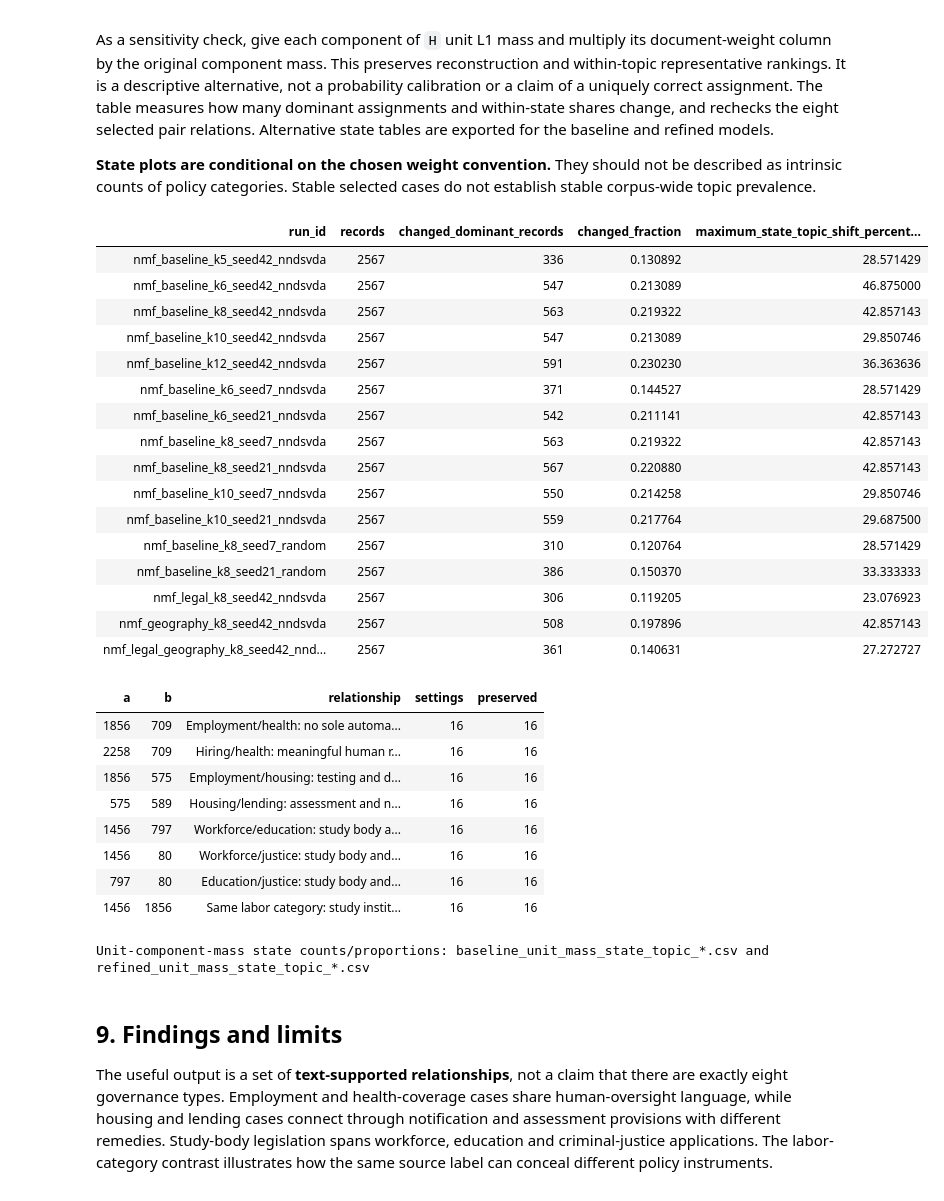
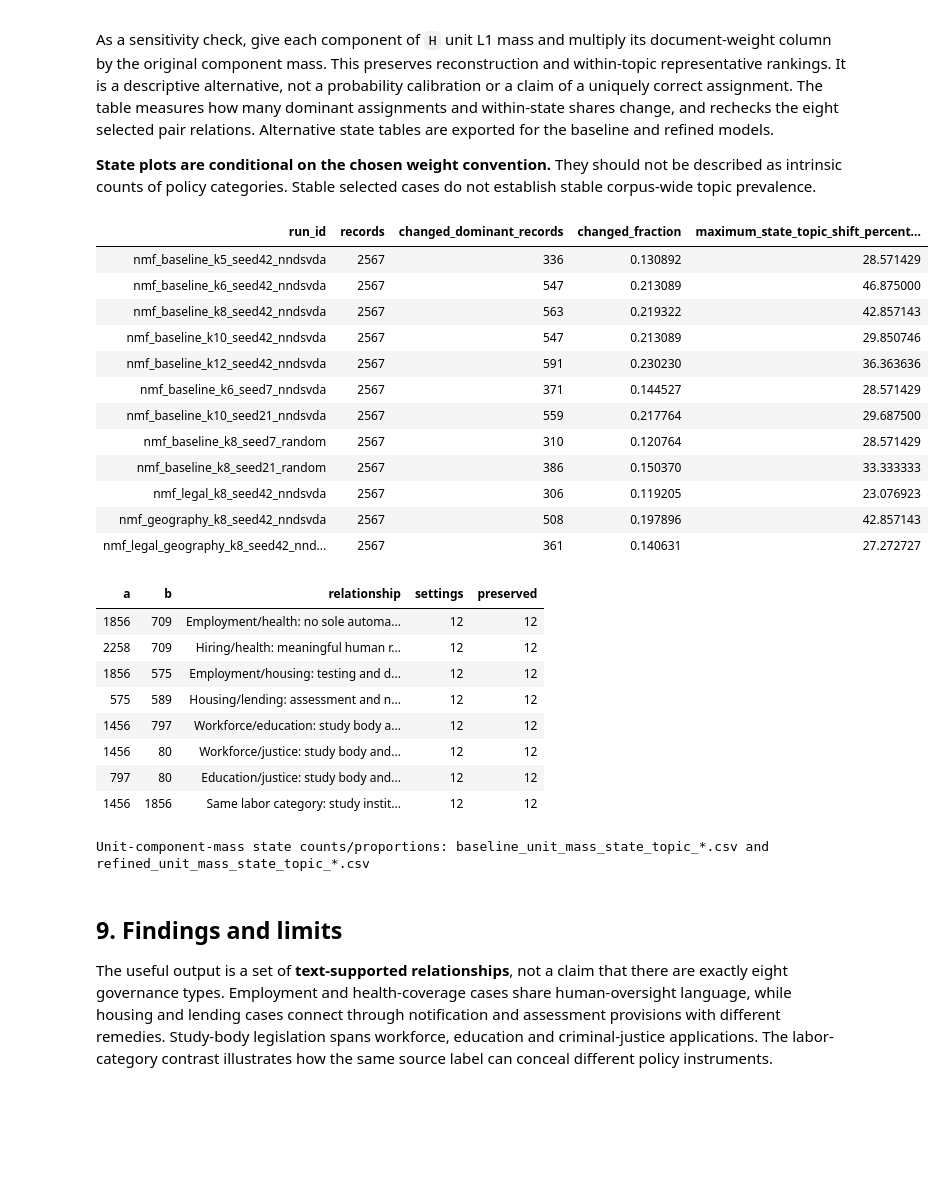
Before and after one commit to dhMontes/siads696-state-of-ai, a Jupyter notebook: notebooks/03_topic_analysis.ipynb, the cells around one changed output. Saved outputs shown, nothing was run; the diff lists cells and outputs as text; code cells hidden in the pictures; blank space fills up the shorter version.

```diff
--- a/notebooks/03_topic_analysis.ipynb
+++ b/notebooks/03_topic_analysis.ipynb
@@ -460,5 +580,8 @@ The case pairs were selected after the initial fit, so stability is a sensitivit
 # %%
-pair_results = pair_stability(work, bundles, case_spec["pairs"], OUT)
+distinct_bundles, collapsed_runs = distinct_solutions(bundles)
+collapsed_runs.to_csv(OUT / "collapsed_duplicate_runs.csv", index=False)
+show(collapsed_runs.round(4))
+pair_results = pair_stability(work, distinct_bundles, case_spec["pairs"], OUT)
 pair_results["method"] = pair_results.run_id.str.split("_").str[0].str.upper()
 pair_results["relationship_preserved"] = np.where(pair_results.expected_relation.eq("similar"),
     pair_results.same_dominant_topic, ~pair_results.same_dominant_topic)
@@ -522,24 +650,20 @@ As a sensitivity check, give each component of `H` unit L1 mass and multiply its
 
 **State plots are conditional on the chosen weight convention.** They should not be described as intrinsic counts of policy categories. Stable selected cases do not establish stable corpus-wide topic prevalence.
 # %%
-scaling_summary, scaling_pairs = scaling_sensitivity(work, bundles, case_spec["pairs"], OUT)
+scaling_summary, scaling_pairs = scaling_sensitivity(work, distinct_bundles, case_spec["pairs"], OUT)
 show(scaling_summary)
 scaling_pair_summary = scaling_pairs.groupby(["a", "b", "relationship"], sort=False).agg(
     settings=("run_id", "size"), preserved=("relationship_preserved", "sum")).reset_index()
 show(scaling_pair_summary)
 print("Unit-component-mass state counts/proportions: baseline_unit_mass_state_topic_*.csv and refined_unit_mass_state_topic_*.csv")
 # %% [output]
 | run_id | records | changed_dominant_records | changed_fraction | maximum_state_topic_shift_percent... |
 | nmf_baseline_k5_seed42_nndsvda | 2567 | 336 | 0.130892 | 28.571429 |
 | nmf_baseline_k6_seed42_nndsvda | 2567 | 547 | 0.213089 | 46.875000 |
 | nmf_baseline_k8_seed42_nndsvda | 2567 | 563 | 0.219322 | 42.857143 |
 | nmf_baseline_k10_seed42_nndsvda | 2567 | 547 | 0.213089 | 29.850746 |
 | nmf_baseline_k12_seed42_nndsvda | 2567 | 591 | 0.230230 | 36.363636 |
 | nmf_baseline_k6_seed7_nndsvda | 2567 | 371 | 0.144527 | 28.571429 |
-| nmf_baseline_k6_seed21_nndsvda | 2567 | 542 | 0.211141 | 42.857143 |
-| nmf_baseline_k8_seed7_nndsvda | 2567 | 563 | 0.219322 | 42.857143 |
-| nmf_baseline_k8_seed21_nndsvda | 2567 | 567 | 0.220880 | 42.857143 |
-| nmf_baseline_k10_seed7_nndsvda | 2567 | 550 | 0.214258 | 29.850746 |
 | nmf_baseline_k10_seed21_nndsvda | 2567 | 559 | 0.217764 | 29.687500 |
 | nmf_baseline_k8_seed7_random | 2567 | 310 | 0.120764 | 28.571429 |
 | nmf_baseline_k8_seed21_random | 2567 | 386 | 0.150370 | 33.333333 |
@@ -547,14 +671,14 @@ print("Unit-component-mass state counts/proportions: baseline_unit_mass_state_to
 | nmf_geography_k8_seed42_nndsvda | 2567 | 508 | 0.197896 | 42.857143 |
 | nmf_legal_geography_k8_seed42_nnd... | 2567 | 361 | 0.140631 | 27.272727 |
 | a | b | relationship | settings | preserved |
-| 1856 | 709 | Employment/health: no sole automa... | 16 | 16 |
-| 2258 | 709 | Hiring/health: meaningful human r... | 16 | 16 |
-| 1856 | 575 | Employment/housing: testing and d... | 16 | 16 |
-| 575 | 589 | Housing/lending: assessment and n... | 16 | 16 |
-| 1456 | 797 | Workforce/education: study body a... | 16 | 16 |
-| 1456 | 80 | Workforce/justice: study body and... | 16 | 16 |
-| 797 | 80 | Education/justice: study body and... | 16 | 16 |
-| 1456 | 1856 | Same labor category: study instit... | 16 | 16 |
+| 1856 | 709 | Employment/health: no sole automa... | 12 | 12 |
+| 2258 | 709 | Hiring/health: meaningful human r... | 12 | 12 |
+| 1856 | 575 | Employment/housing: testing and d... | 12 | 12 |
+| 575 | 589 | Housing/lending: assessment and n... | 12 | 12 |
+| 1456 | 797 | Workforce/education: study body a... | 12 | 12 |
+| 1456 | 80 | Workforce/justice: study body and... | 12 | 12 |
+| 797 | 80 | Education/justice: study body and... | 12 | 12 |
+| 1456 | 1856 | Same labor category: study instit... | 12 | 12 |
 Unit-component-mass state counts/proportions: baseline_unit_mass_state_topic_*.csv and refined_unit_mass_state_topic_*.csv
 # %% [markdown]
 ## 9. Findings and limits
```
Also changed, not shown: parts of 14 cells of this notebook, 4 other files.
